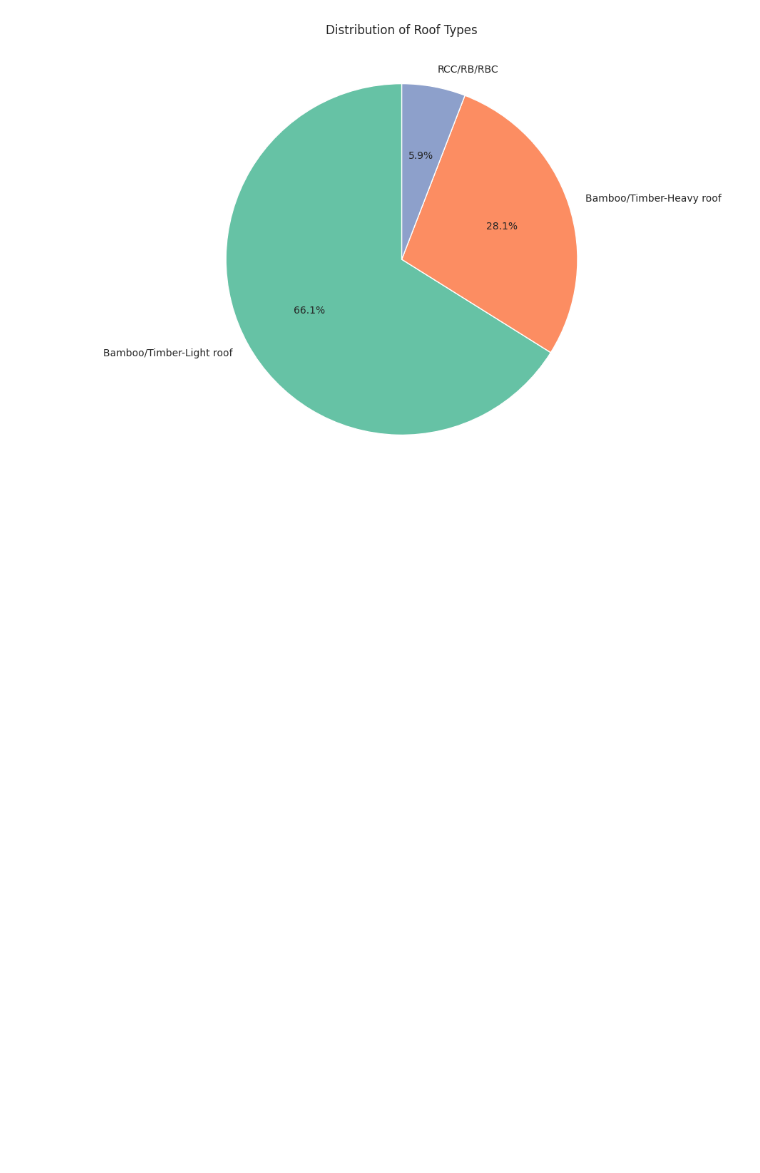
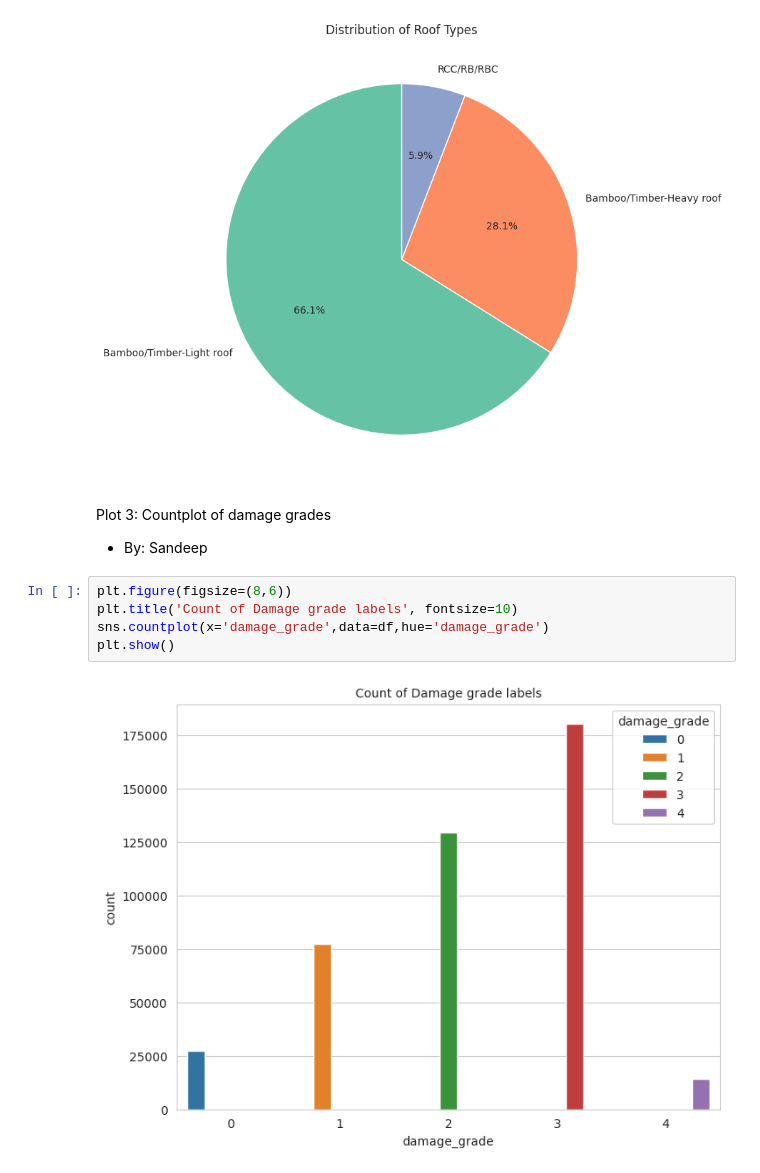
Before and after one commit to navydhara79/cs418-sp23-DarthVader, a Jupyter notebook: IDS_Progress_mid.ipynb, the cells around one changed output. Drawn from its saved outputs; the diff is of its cells as text; blank space fills up the shorter version.

Commit message:
Plots

```diff
--- a/IDS_Progress_mid.ipynb
+++ b/IDS_Progress_mid.ipynb
@@ -310,3 +310,13 @@ plt.title('Distribution of Roof Types')
 plt.show()
 # %% [output]
 [figure]
+# %% [markdown]
+Plot 3: Countplot of damage grades
+- By: Sandeep
+# %%
+plt.figure(figsize=(8,6))
+plt.title('Count of Damage grade labels', fontsize=10)
+sns.countplot(x='damage_grade',data=df,hue='damage_grade')
+plt.show()
+# %% [output]
+[figure, added]
```
Also changed, not shown: parts of 2 cells of this notebook.
